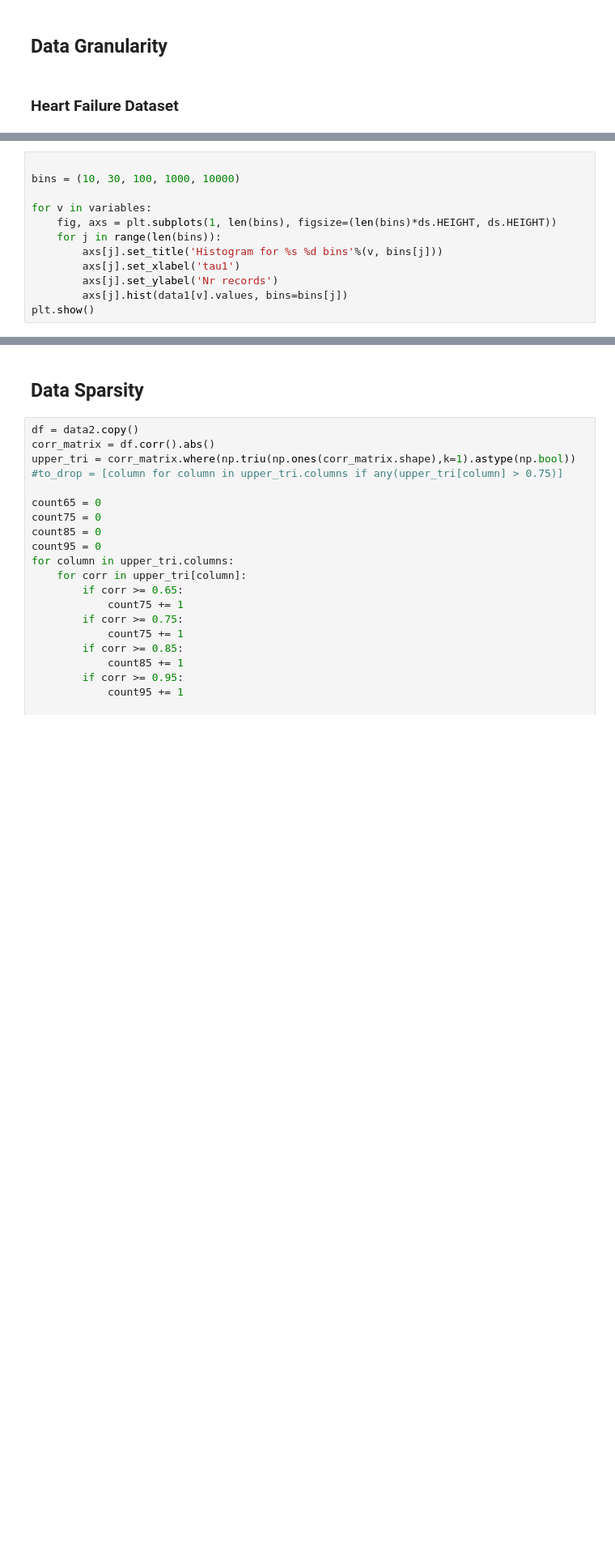
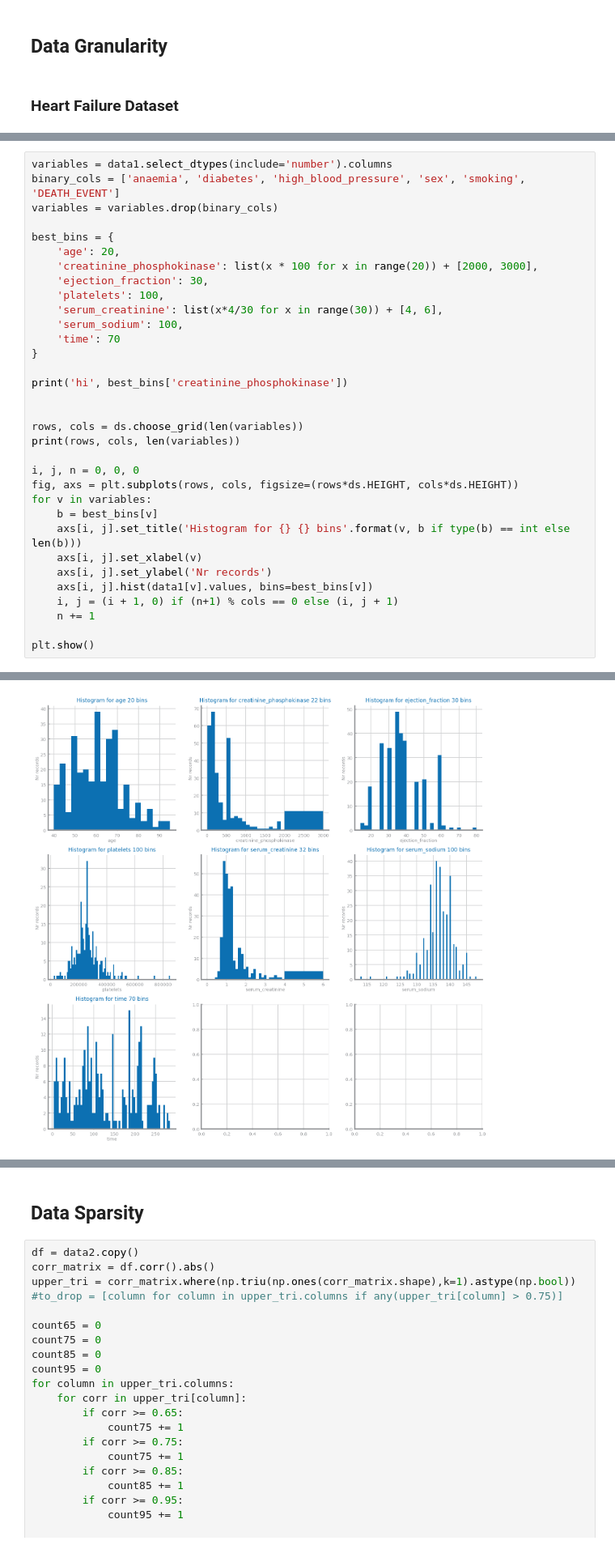
Before and after one commit to joaopalet/DataScience2020, a Jupyter notebook: DataProfiling.ipynb, the cells around one changed output, grey strips where cells are left out. Shown at 81% size. Drawn from its saved outputs; the diff is of its cells as text; blank space fills up the shorter version.

```diff
--- a/DataProfiling.ipynb
+++ b/DataProfiling.ipynb
@@ -144,12 +150,0 @@ Index(['age', 'creatinine_phosphokinase', 'ejection_fraction', 'platelets',
-# %%
-
-bins = (10, 30, 100, 1000, 10000)
-
-for v in variables:
-    fig, axs = plt.subplots(1, len(bins), figsize=(len(bins)*ds.HEIGHT, ds.HEIGHT))
-    for j in range(len(bins)):
-        axs[j].set_title('Histogram for %s %d bins'%(v, bins[j]))
-        axs[j].set_xlabel('tau1')
-        axs[j].set_ylabel('Nr records')
-        axs[j].hist(data1[v].values, bins=bins[j])
-plt.show()
@@ -163,0 +151,34 @@ plt.show()
+# %%
+variables = data1.select_dtypes(include='number').columns
+binary_cols = ['anaemia', 'diabetes', 'high_blood_pressure', 'sex', 'smoking', 'DEATH_EVENT']
+variables = variables.drop(binary_cols)
+
+best_bins = {
+    'age': 20,
+    'creatinine_phosphokinase': list(x * 100 for x in range(20)) + [2000, 3000],
+    'ejection_fraction': 30,
+    'platelets': 100,
+    'serum_creatinine': list(x*4/30 for x in range(30)) + [4, 6],
+    'serum_sodium': 100,
+    'time': 70
+}
+
+print('hi', best_bins['creatinine_phosphokinase'])
+
+
+rows, cols = ds.choose_grid(len(variables))
+print(rows, cols, len(variables))
+
+i, j, n = 0, 0, 0
+fig, axs = plt.subplots(rows, cols, figsize=(rows*ds.HEIGHT, cols*ds.HEIGHT))
+for v in variables:
+    b = best_bins[v]
+    axs[i, j].set_title('Histogram for {} {} bins'.format(v, b if type(b) == int else len(b)))
+    axs[i, j].set_xlabel(v)
+    axs[i, j].set_ylabel('Nr records')
+    axs[i, j].hist(data1[v].values, bins=best_bins[v])
+    i, j = (i + 1, 0) if (n+1) % cols == 0 else (i, j + 1)
+    n += 1
+
+plt.show()
+# %% [output]
@@ -163,0 +187 @@ plt.show()
+[figure, added]
```
Also changed, not shown: parts of 5 cells of this notebook.
